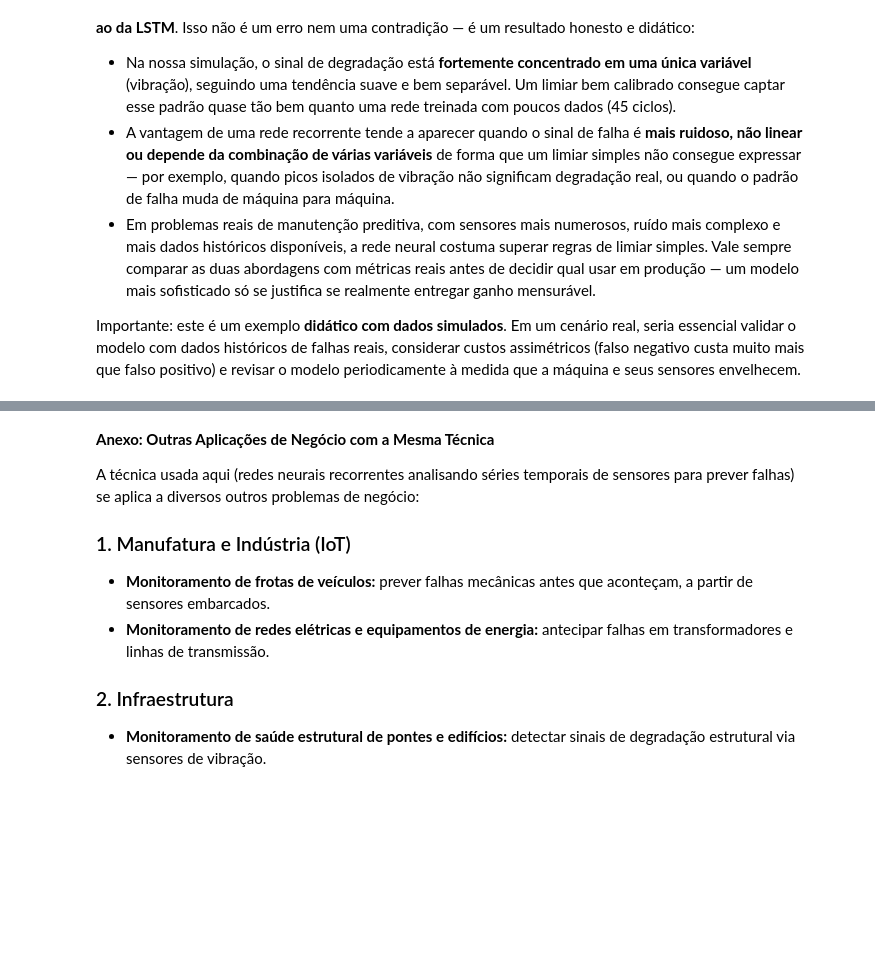
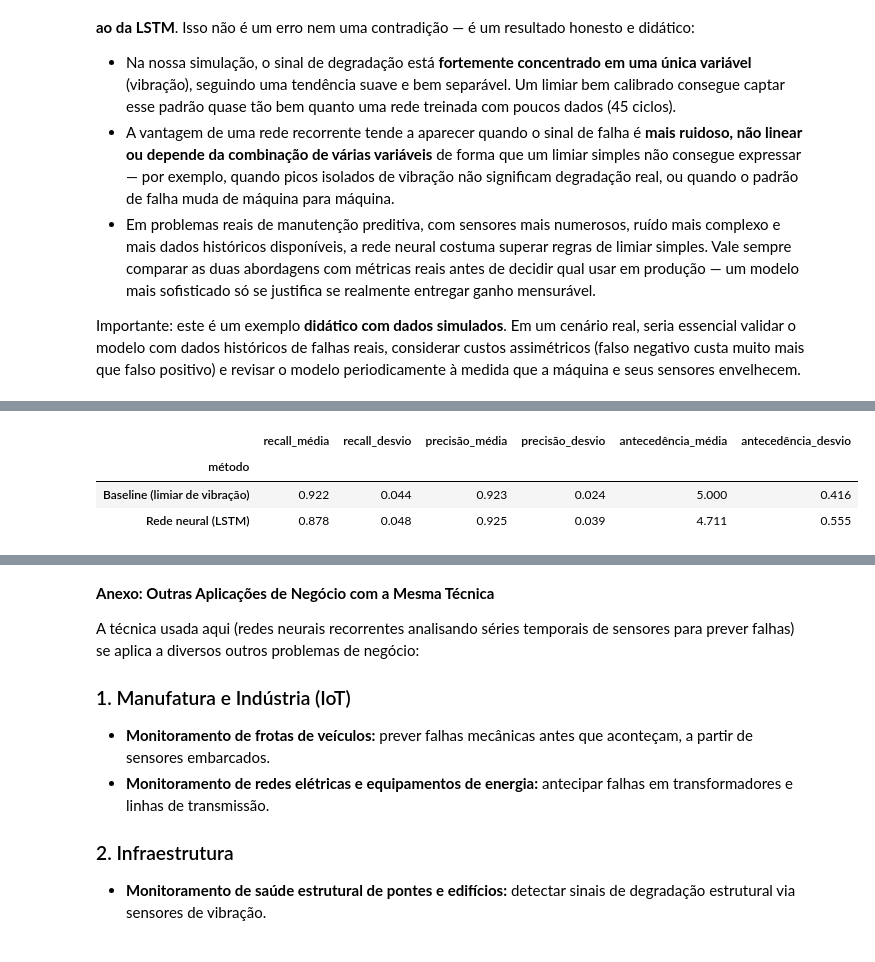
Before and after one commit to leorfarias81/FGV-aulas, a Jupyter notebook: aplicacoes-de-negocio/07-manutencao-preditiva.ipynb, the cells around one changed output, grey strips where cells are left out. Cells and saved outputs as stored; diff of their text form; code cells hidden in the pictures; blank space fills up the shorter version.

```diff
--- a/aplicacoes-de-negocio/07-manutencao-preditiva.ipynb
+++ b/aplicacoes-de-negocio/07-manutencao-preditiva.ipynb
@@ -370,0 +493,16 @@ sensores envelhecem.
+# %%
+resumo_multi_seed = df_multi_seed.groupby("método").agg(
+    recall_média=("recall", "mean"),
+    recall_desvio=("recall", "std"),
+    precisão_média=("precisão", "mean"),
+    precisão_desvio=("precisão", "std"),
+    antecedência_média=("antecedência_média", "mean"),
+    antecedência_desvio=("antecedência_média", "std"),
+).round(3)
+
+resumo_multi_seed
+# %% [output]
+|  | recall_média | recall_desvio | precisão_média | precisão_desvio | antecedência_média | antecedência_desvio |
+| método |  |  |  |  |  |  |
+| Baseline (limiar de vibração) | 0.922 | 0.044 | 0.923 | 0.024 | 5.000 | 0.416 |
+| Rede neural (LSTM) | 0.878 | 0.048 | 0.925 | 0.039 | 4.711 | 0.555 |
```
Also changed, not shown: parts of 4 cells of this notebook, 10 other files.
